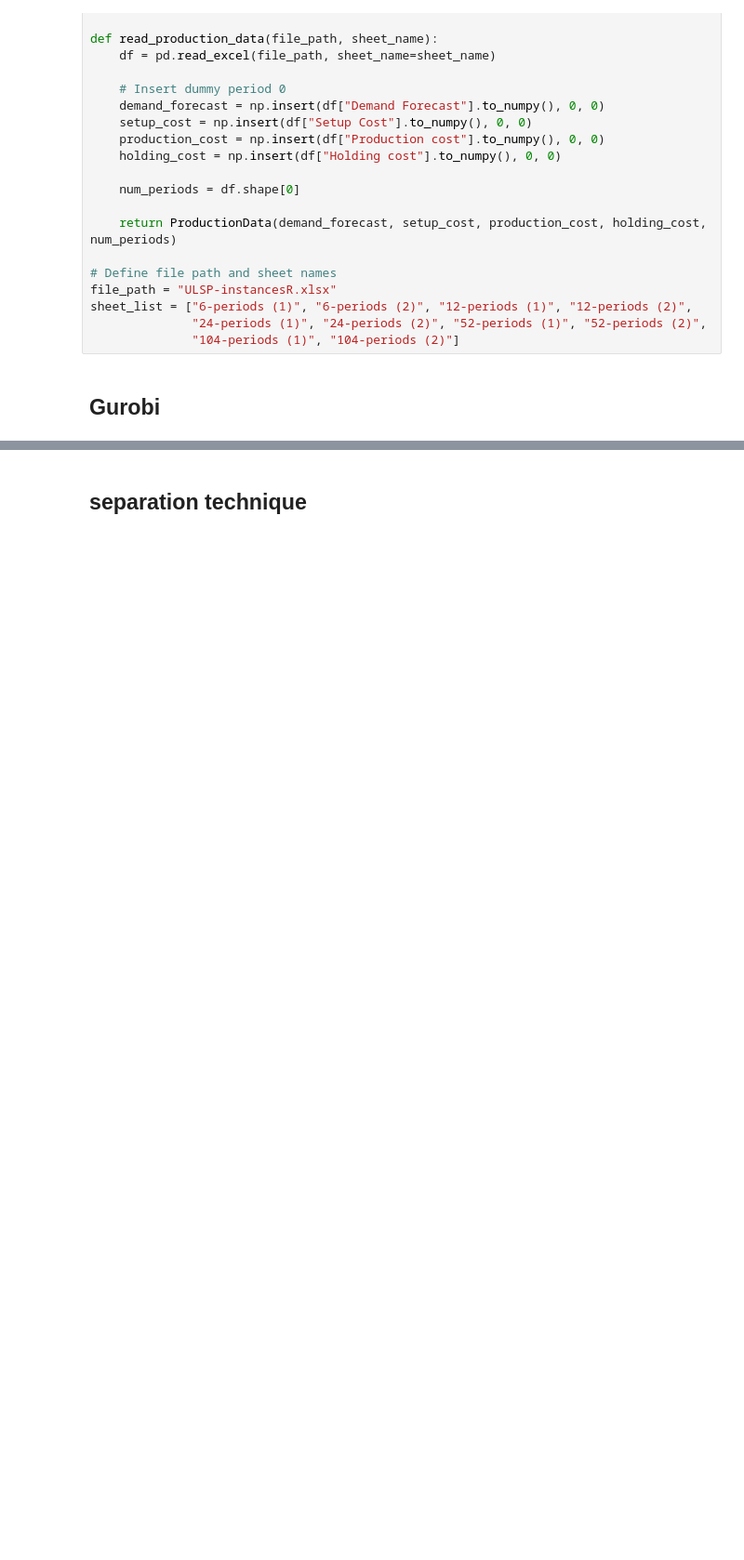
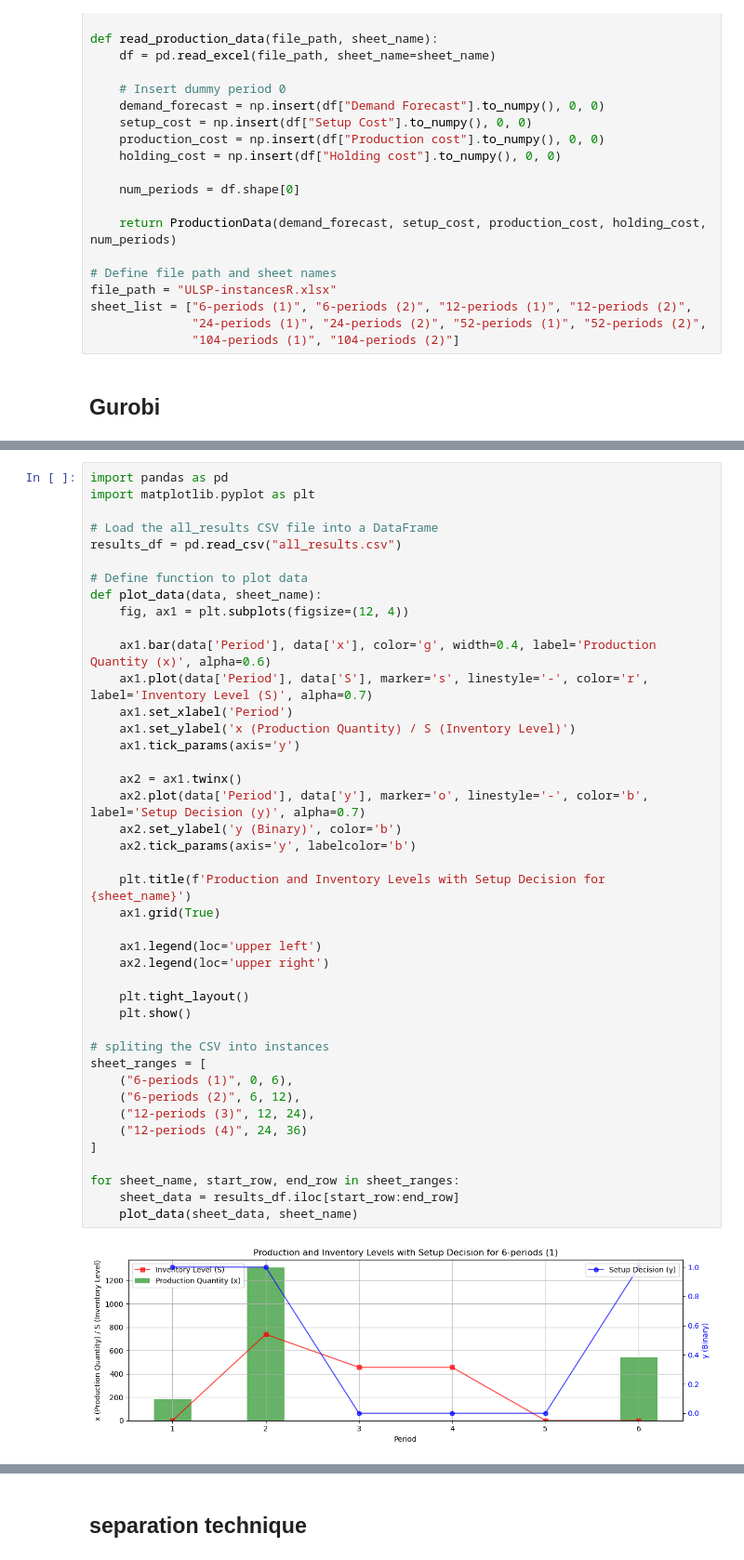
Before and after one commit to virakoze/ISMO_Assignment, a Jupyter notebook: Assignment I/Uncapacitized_nobacklog ALL.ipynb, the cells around one changed output, grey strips where cells are left out. Shown at 93% size. Saved outputs shown, nothing was run; the diff lists cells and outputs as text; blank space fills up the shorter version.

```diff
--- a/Assignment I/Uncapacitized_nobacklog ALL.ipynb
+++ b/Assignment I/Uncapacitized_nobacklog ALL.ipynb
@@ -152,0 +248,44 @@ Results saved to 'all_results.csv'.
+# %%
+import pandas as pd
+import matplotlib.pyplot as plt
+
+# Load the all_results CSV file into a DataFrame
+results_df = pd.read_csv("all_results.csv")
+
+# Define function to plot data
+def plot_data(data, sheet_name):
+    fig, ax1 = plt.subplots(figsize=(12, 4))
+
+    ax1.bar(data['Period'], data['x'], color='g', width=0.4, label='Production Quantity (x)', alpha=0.6)
+    ax1.plot(data['Period'], data['S'], marker='s', linestyle='-', color='r', label='Inventory Level (S)', alpha=0.7)
+    ax1.set_xlabel('Period')
+    ax1.set_ylabel('x (Production Quantity) / S (Inventory Level)')
+    ax1.tick_params(axis='y')
+
+    ax2 = ax1.twinx()
+    ax2.plot(data['Period'], data['y'], marker='o', linestyle='-', color='b', label='Setup Decision (y)', alpha=0.7)
+    ax2.set_ylabel('y (Binary)', color='b')
+    ax2.tick_params(axis='y', labelcolor='b')
+
+    plt.title(f'Production and Inventory Levels with Setup Decision for {sheet_name}')
+    ax1.grid(True)
+
+    ax1.legend(loc='upper left')
+    ax2.legend(loc='upper right')
+
+    plt.tight_layout()
+    plt.show()
+
+# spliting the CSV into instances
+sheet_ranges = [
+    ("6-periods (1)", 0, 6),
+    ("6-periods (2)", 6, 12),
+    ("12-periods (3)", 12, 24),
+    ("12-periods (4)", 24, 36)
+]
+
+for sheet_name, start_row, end_row in sheet_ranges:
+    sheet_data = results_df.iloc[start_row:end_row]
+    plot_data(sheet_data, sheet_name)
+# %% [output]
+[figure, added]
```
Also changed, not shown: parts of 13 cells of this notebook, 1 other file.
